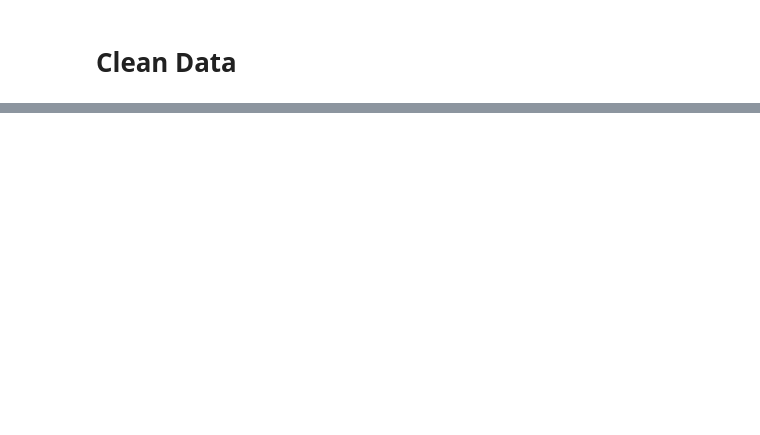
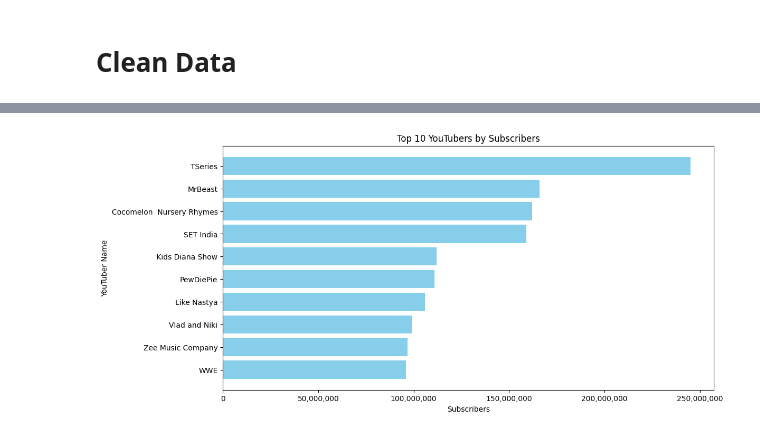
Before and after one commit to lapatradaa/DAC_VideoDataset, a Jupyter notebook: MainVdo.ipynb, the cells around one changed output, grey strips where cells are left out. Cells and saved outputs as stored; diff of their text form; code cells hidden in the pictures; blank space fills up the shorter version.

```diff
--- a/MainVdo.ipynb
+++ b/MainVdo.ipynb
@@ -29,0 +61,4 @@ df
+# %%
+ # remove special characters from the columns
+df['Youtuber'] = df['Youtuber'].apply(remove_special_characters)
+df['Title'] = df['Title'].apply(remove_special_characters)
@@ -29,0 +86,5 @@ df
+# %%
+df['Youtuber'] = df['Youtuber'].replace(r'^\s*$', np.nan, regex=True)
+df['Title'] = df['Title'].replace(r'^\s*$', np.nan, regex=True)
+
+print(f'Youtube null value : {df["Youtuber"].isna().sum()}\nTitle null value : {df["Title"].isna().sum()}')
@@ -29,0 +94,3 @@ df
+# %%
+df = df.dropna(subset=['Youtuber', 'Title'])
+print(f'Youtube null value : {df["Youtuber"].isna().sum()}\nTitle null value : {df["Title"].isna().sum()}')
@@ -29,0 +100,13 @@ df
+# %%
+df['Urban Population'] = df['Urban Population'].fillna(df['Urban Population'].mean()) # fill the null value with mean value
+df['Population'] = df['Population'].fillna(df['Population'].mean())
+df['Unemployment Rate'] = df['Unemployment Rate'].fillna(df['Unemployment Rate'].mean())
+df['Gross Tertiary Education Enrollment (%)'].fillna(df['Gross Tertiary Education Enrollment (%)'].mean(), inplace=True)
+
+df['Category'] = df['Category'].fillna("Unknown") # fill the null value with mode value
+
+df['Country'] = df['Country'].fillna("Other") # other because not all countries are here
+df['Channel Type'] = df['Channel Type'].fillna("Other") # fill the null value with mode value
+
+df['Country Rank'] = df['Country Rank'].fillna(0) # put 0 as this is done because the country doesnt exist in the data , so the country rank is also not generated
+df ['Channel Type Rank'] = df['Channel Type Rank'].fillna(0)
@@ -29,0 +138,17 @@ df
+# %%
+# top 10 youtubers by subs
+top_10 = df.sort_values('Subscribers', ascending=False).head(10)
+
+plt.figure(figsize=(12,6))
+plt.barh(top_10['Youtuber'], top_10['Subscribers'], color='skyblue')
+plt.xlabel('Subscribers')
+plt.ylabel('YouTuber Name')
+plt.title('Top 10 YouTubers by Subscribers')
+plt.gca().invert_yaxis()  # to display the YouTuber with the most subscribers at the top
+
+ax = plt.gca()
+ax.xaxis.set_major_formatter(ticker.StrMethodFormatter('{x:,.0f}')) # show full number instead of rounded
+
+plt.show()
+# %% [output]
+[figure, added]
```
Also changed, not shown: parts of 19 cells of this notebook.
